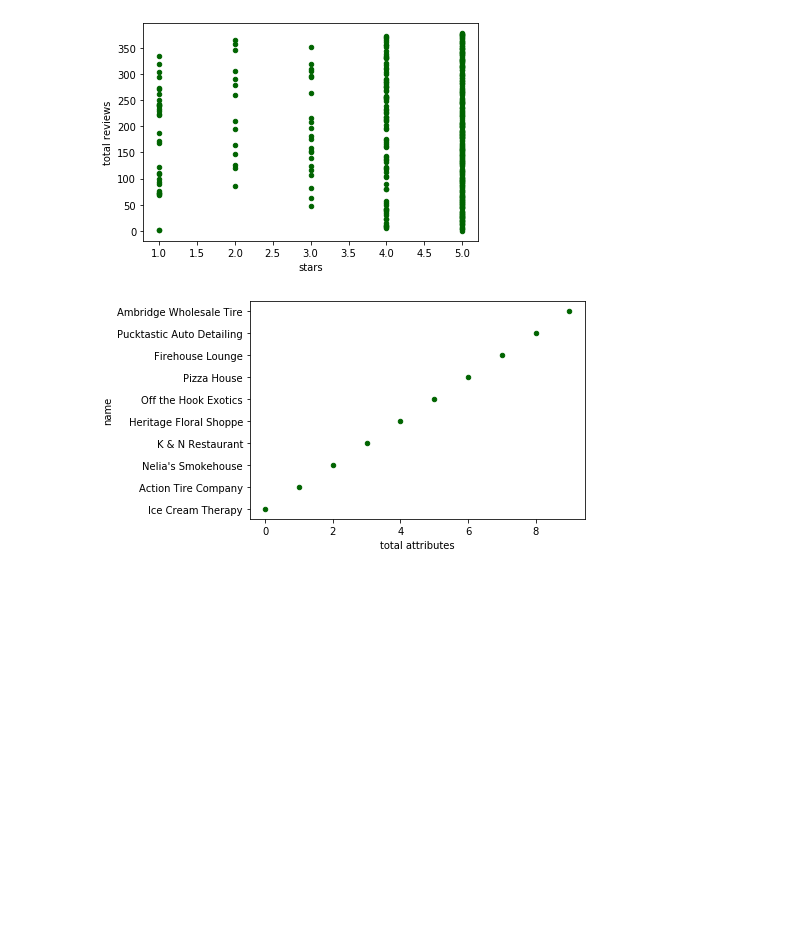
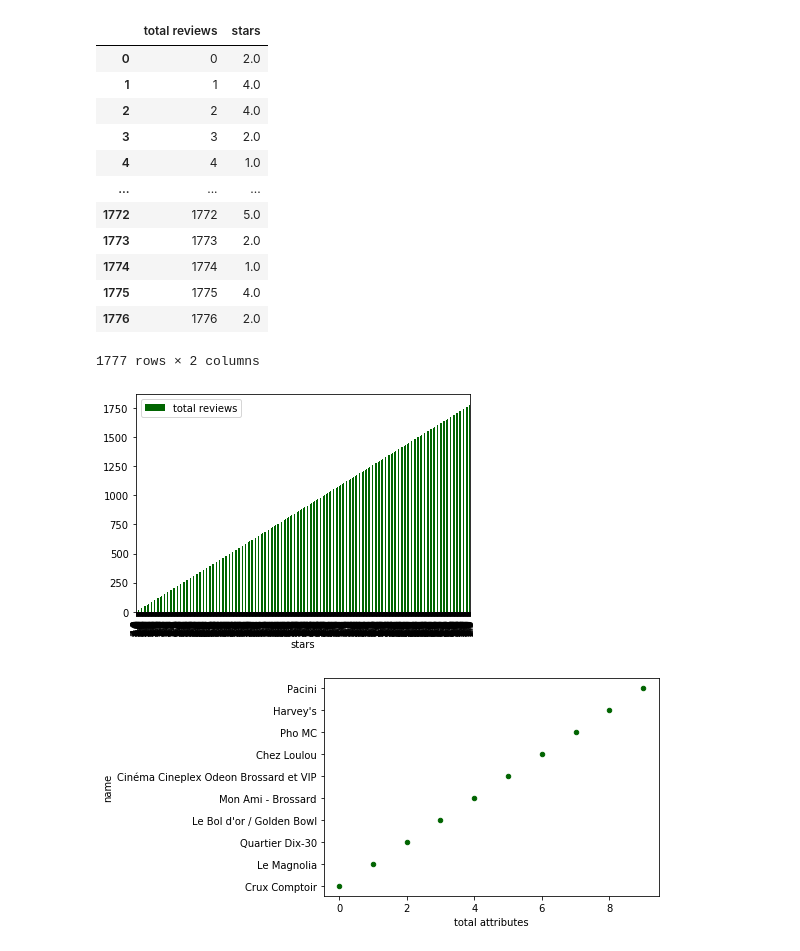
Before and after one commit to UhhBart/ci-yelp, a Jupyter notebook: example.ipynb, the cells around one changed output. Saved outputs shown, nothing was run; the diff lists cells and outputs as text; code cells hidden in the pictures; blank space fills up the shorter version.

```diff
--- a/example.ipynb
+++ b/example.ipynb
@@ -10,7 +10,7 @@ def load_jsons(data_path, file):
     return pd.DataFrame(lines)
 # %%
 # Load data for town called Ambridge
-data_path = '../data/ambridge/'
+data_path = '../data/brossard/'
 review_file = 'review.json'
 business_file = 'business.json'
 user_file = 'user.json'
@@ -63,16 +63,28 @@ display(checkins.head())
 # %%
 reviews['total reviews'] = pd.Series(list(range(len(reviews))))
+graph = reviews.plot.bar(x='stars', y='total reviews', color='Darkgreen')
 
 
-graph = reviews.plot.scatter(x='stars', y='total reviews', color='Darkgreen')
+helo = pd.DataFrame({'total reviews':reviews['total reviews'], 'stars':reviews['stars']})
 
-
+display(helo)
 
 businesses['total businesses'] = pd.Series(list(range(len(businesses))))
-
 businesses['total attributes'] = pd.Series(list(range(len('attributes'))))
-
 graphy = businesses.plot.scatter(x='total attributes', y='name', color='Darkgreen')
 # %% [output]
+|  | total reviews | stars |
+| 0 | 0 | 2.0 |
+| 1 | 1 | 4.0 |
+| 2 | 2 | 4.0 |
+| 3 | 3 | 2.0 |
+| 4 | 4 | 1.0 |
+| ... | ... | ... |
+| 1772 | 1772 | 5.0 |
+| 1773 | 1773 | 2.0 |
+| 1774 | 1774 | 1.0 |
+| 1775 | 1775 | 4.0 |
+| 1776 | 1776 | 2.0 |
+1777 rows × 2 columns
-[figure, old version]
+[figure, new version]
-[figure, old version]
+[figure, new version]
```
Also changed, not shown: parts of 2 cells of this notebook, 2 other files.
